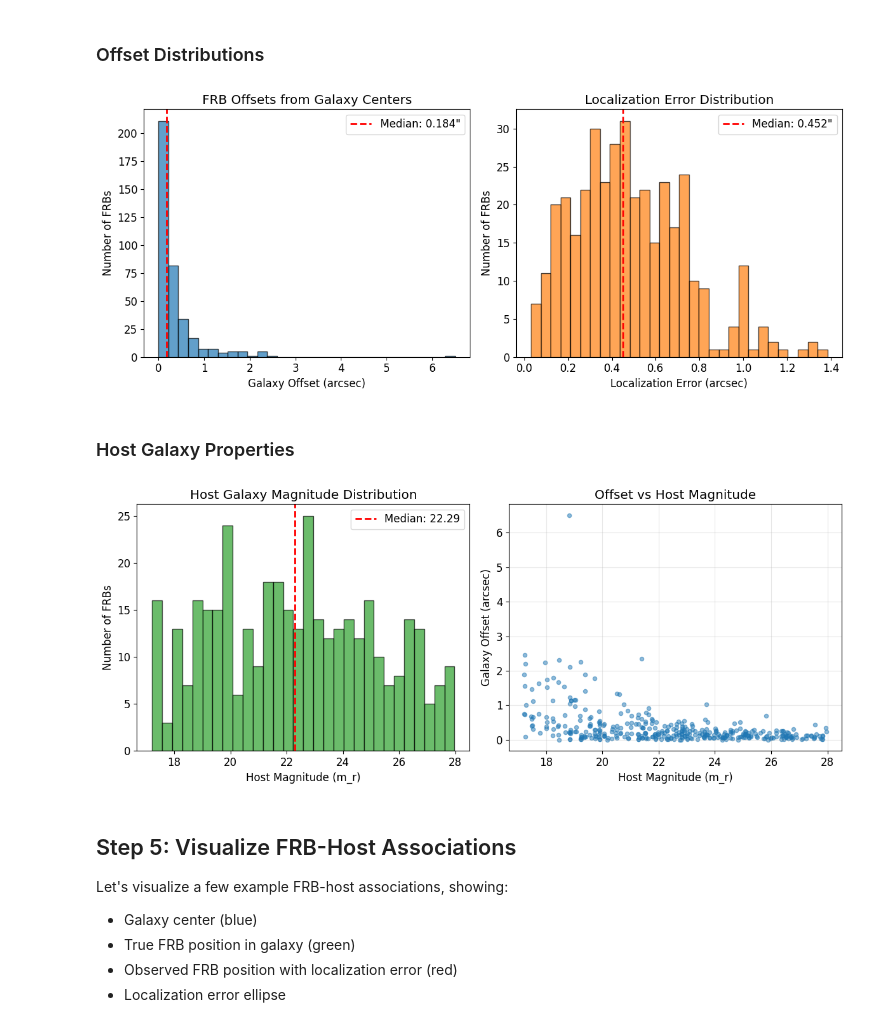
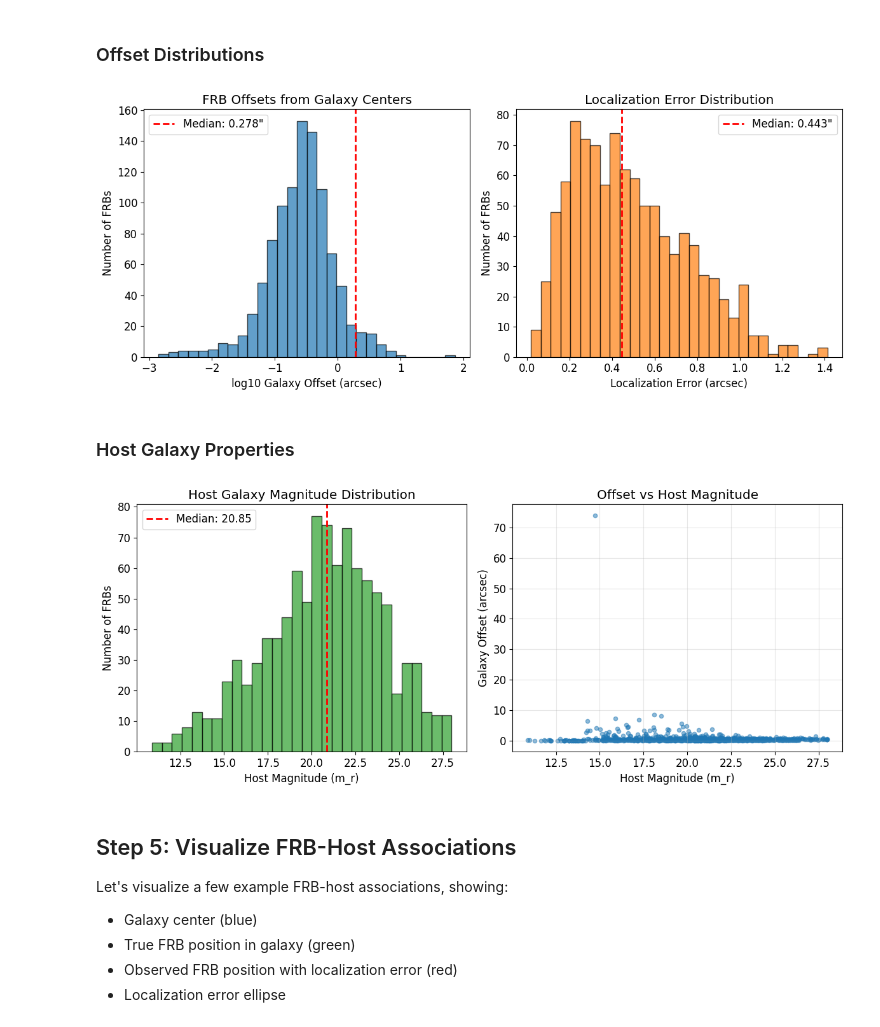
Before and after one commit to FRBs/astropath, a Jupyter notebook: docs/nb/Simulate_Assign_FRBs.ipynb, the cells around one changed output. Drawn from its saved outputs; the diff is of its cells as text; code cells hidden in the pictures.

Commit message:
Lz host

```diff
--- a/docs/nb/Simulate_Assign_FRBs.ipynb
+++ b/docs/nb/Simulate_Assign_FRBs.ipynb
@@ -31,15 +33,18 @@ from astropath.simulations import generate_frbs, assign_frbs_to_hosts
 
 First, we generate a population of FRBs using `generate_frbs()`. This gives us FRBs with realistic DM, redshift, and host galaxy magnitude distributions.
 # %%
-# Generate 500 CHIME FRBs
-n_frbs = 500
+# Generate 500 CHIME FRBs following the Cat1 DM distribution
+n_frbs = 1000
 seed = 42
 
-frbs = generate_frbs(n_frbs, 'CHIME', seed=seed)
+#frbs = generate_frbs(n_frbs, 'CHIME', seed=seed)
+DMeg = load_chime_cat1_DMeg()
+frbs = generate_frbs(n_frbs, 'CHIME', seed=seed,
+        dm_catalog=DMeg, dm_range=(0., 3000.))
 
 print(f"Generated {len(frbs)} FRBs")
 print(f"\nFRB properties:")
-print(f"  DM range:  {frbs['DM'].min():.0f} - {frbs['DM'].max():.0f} pc/cm³")
+print(f"  DM range:  {frbs['DMeg'].min():.0f} - {frbs['DMeg'].max():.0f} pc/cm³")
 print(f"  z range:   {frbs['z'].min():.3f} - {frbs['z'].max():.3f}")
 print(f"  M_r range: {frbs['M_r'].min():.2f} - {frbs['M_r'].max():.2f}")
 print(f"  m_r range: {frbs['m_r'].min():.2f} - {frbs['m_r'].max():.2f}")
@@ -226,7 +234,8 @@ assignments = assign_frbs_to_hosts(
     frb_df=frbs,
     galaxy_catalog=galaxies,
     localization=localization,
-    mag_range=(17., 28.),  # Only assign FRBs with hosts in this mag range
+    scale=0.5, #trim_catalog=60*units.arcmin,
+    #mag_range=(17., 28.),  # Only assign FRBs with hosts in this mag range
     seed=seed
 )
 
@@ -310,30 +321,31 @@ Host Galaxy Magnitudes:
 # %%
 fig, axes = plt.subplots(1, 2, figsize=(12, 5))
 
 # Galaxy offsets
 ax = axes[0]
-ax.hist(assignments['gal_off'], bins=30, alpha=0.7, edgecolor='black', color='#1f77b4')
+ax.hist(np.log10(assignments['gal_off']), bins=30, alpha=0.7, edgecolor='black', color='#1f77b4')
 ax.axvline(assignments['gal_off'].median(), color='red', linestyle='--', linewidth=2,
            label=f"Median: {assignments['gal_off'].median():.3f}\"")
-ax.set_xlabel('Galaxy Offset (arcsec)')
+ax.set_xlabel('log10 Galaxy Offset (arcsec)')
 ax.set_ylabel('Number of FRBs')
+#ax.set_xscale('log')
 ax.set_title('FRB Offsets from Galaxy Centers')
 ax.legend()
 
 # Localization errors
 ax = axes[1]
 ax.hist(assignments['loc_off'], bins=30, alpha=0.7, edgecolor='black', color='#ff7f0e')
 ax.axvline(assignments['loc_off'].median(), color='red', linestyle='--', linewidth=2,
            label=f"Median: {assignments['loc_off'].median():.3f}\"")
 ax.set_xlabel('Localization Error (arcsec)')
 ax.set_ylabel('Number of FRBs')
 ax.set_title('Localization Error Distribution')
 ax.legend()
 
 plt.tight_layout()
 plt.show()
 # %% [output]
-[figure, old version]
+[figure, new version]
 # %% [markdown]
 ### Host Galaxy Properties
 # %%
@@ -360,7 +372,7 @@ ax.grid(alpha=0.3)
 plt.tight_layout()
 plt.show()
 # %% [output]
-[figure, old version]
+[figure, new version]
 # %% [markdown]
 ## Step 5: Visualize FRB-Host Associations
 
```
Also changed, not shown: parts of 5 cells of this notebook, 6 other files.
